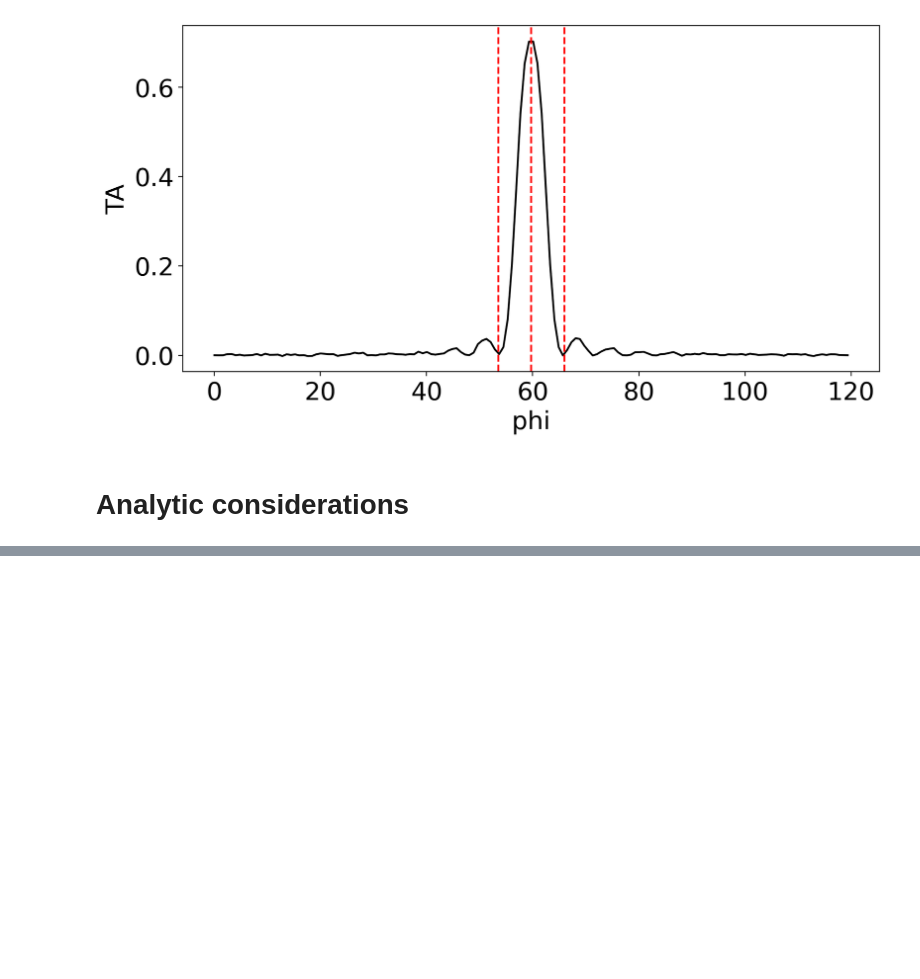
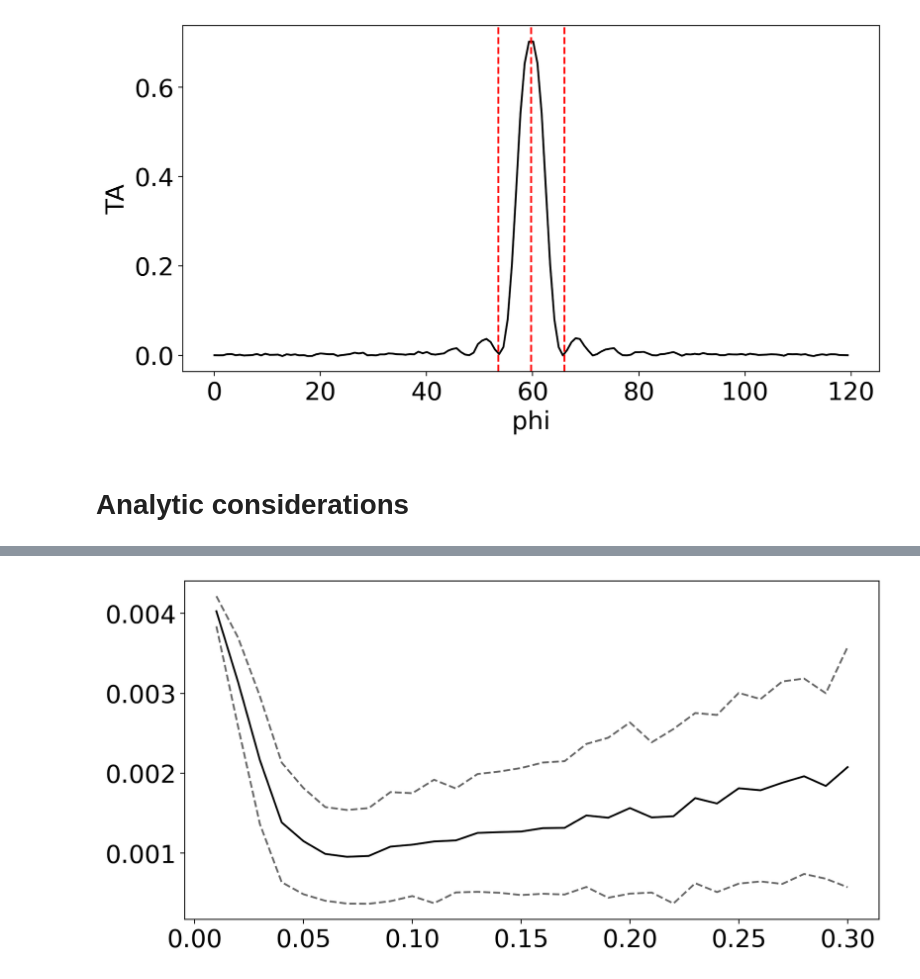
Before and after one commit to Quantum-Cosmos-Lab/quantum_maps_for_beads, a Jupyter notebook: toy_model_landscape.ipynb, the cells around one changed output, grey strips where cells are left out. Cells and saved outputs as stored; diff of their text form; code cells hidden in the pictures; blank space fills up the shorter version.

```diff
--- a/toy_model_landscape.ipynb
+++ b/toy_model_landscape.ipynb
@@ -378,0 +331,47 @@ plt.show()
+# %%
+A = []
+A_std = []
+D = []
+D_std = []
+TA_max = []
+TA_std = []
+
+N = 10
+startpoint = 0
+endpoint = 2*np.pi*(N-1)
+points_number = 500
+p_min = 0.01
+p_max = 0.3
+p_no = 30
+ps = np.linspace(p_min,p_max, p_no)
+
+
+for p in ps:
+    A_av = []
+    D_av = []
+    TA_max_av = []
+
+    for _ in range(300):
+        x_raw = np.linspace(0,1,N)
+        perts = np.random.normal(loc=0.0, scale=p, size=x_raw.shape)
+        x = x_raw + perts
+        y = (-1)**np.linspace(0,N-1,N)
+        param_test = np.linspace(startpoint,endpoint, points_number)
+        a_TA = [analytic_TA(x,y,gamma) for gamma in param_test]
+        A_av.append(area(param_test, a_TA)/(param_test[-1]-param_test[0]))
+        D_av.append(np.var(diff(param_test, a_TA)))
+        TA_max_av.append(np.array(a_TA).max())
+
+    A.append(np.array(A_av).mean())
+    A_std.append(np.array(A_av).std())
+    D.append(np.array(D_av).mean())
+    D_std.append(np.array(D_av).std())
+    TA_max.append(np.array(TA_max_av).mean())
+    TA_std.append(np.array(TA_max_av).std())
+# %%
+plt.plot(ps, D, c = 'black')
+plt.plot(ps, np.array(D) + np.array(D_std), c = 'black', linestyle = '--', alpha = 0.6)
+plt.plot(ps, np.array(D) - np.array(D_std), c = 'black', linestyle = '--', alpha = 0.6)
+plt.show()
+# %% [output]
+[figure, added]
```
Also changed, not shown: parts of 17 cells of this notebook, 15 other files.
